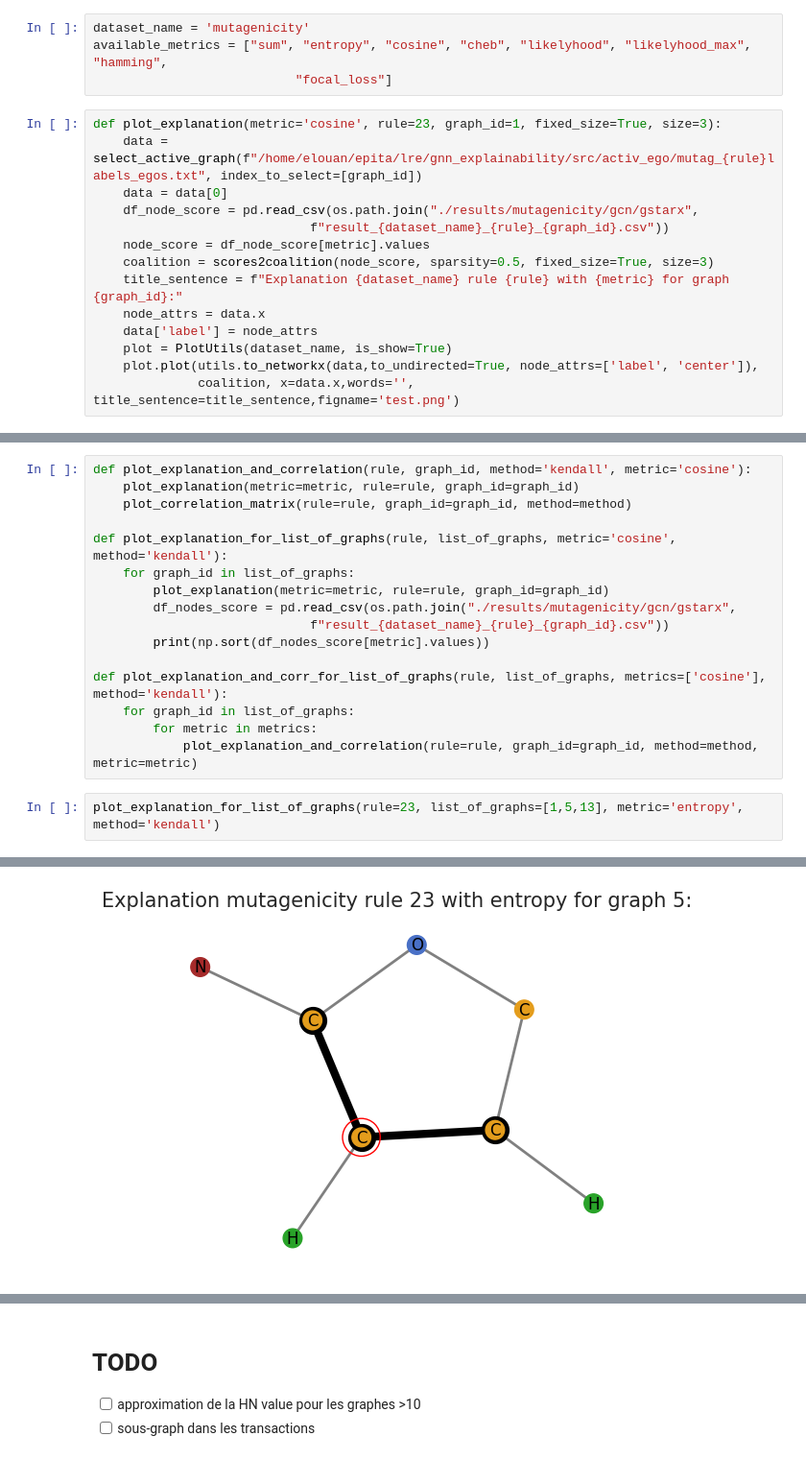
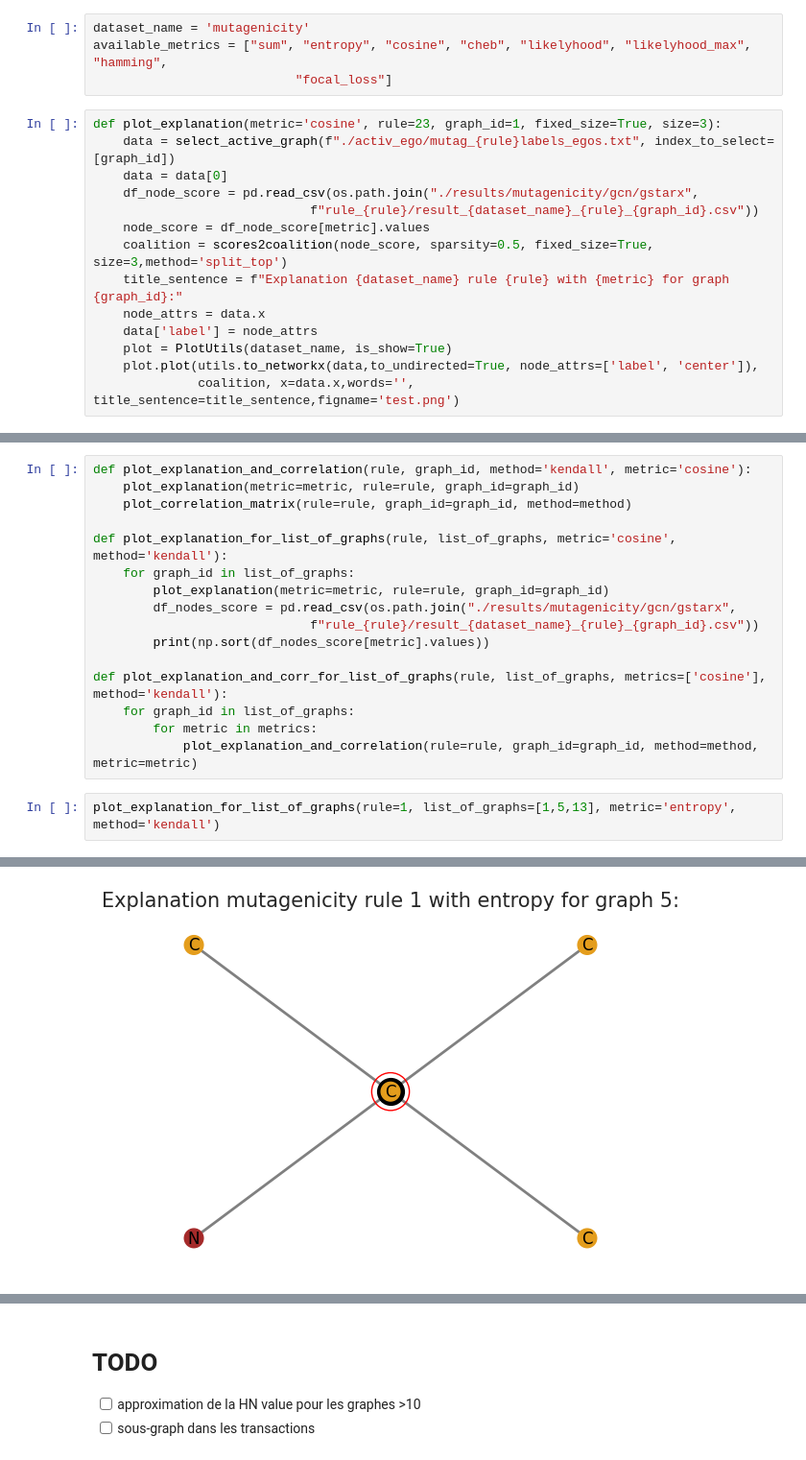
Before and after one commit to ElouanV/gnn_exaplainability, a Jupyter notebook: src/eval.ipynb, the cells around one changed output, grey strips where cells are left out. Shown at 96% size. Drawn from its saved outputs; the diff is of its cells as text.

```diff
--- a/src/eval.ipynb
+++ b/src/eval.ipynb
@@ -13,12 +16,12 @@ available_metrics = ["sum", "entropy", "cosine", "cheb", "likelyhood", "likelyho
                            "focal_loss"]
 # %%
 def plot_explanation(metric='cosine', rule=23, graph_id=1, fixed_size=True, size=3):
-    data = select_active_graph(f"/home/elouan/epita/lre/gnn_explainability/src/activ_ego/mutag_{rule}labels_egos.txt", index_to_select=[graph_id])
+    data = select_active_graph(f"./activ_ego/mutag_{rule}labels_egos.txt", index_to_select=[graph_id])
     data = data[0]
     df_node_score = pd.read_csv(os.path.join("./results/mutagenicity/gcn/gstarx",
-                             f"result_{dataset_name}_{rule}_{graph_id}.csv"))
+                             f"rule_{rule}/result_{dataset_name}_{rule}_{graph_id}.csv"))
     node_score = df_node_score[metric].values
-    coalition = scores2coalition(node_score, sparsity=0.5, fixed_size=True, size=3)
+    coalition = scores2coalition(node_score, sparsity=0.5, fixed_size=True, size=3,method='split_top')
     title_sentence = f"Explanation {dataset_name} rule {rule} with {metric} for graph {graph_id}:"
     node_attrs = data.x
     data['label'] = node_attrs
@@ -43,7 +46,7 @@ def plot_explanation_for_list_of_graphs(rule, list_of_graphs, metric='cosine', m
     for graph_id in list_of_graphs:
         plot_explanation(metric=metric, rule=rule, graph_id=graph_id)
         df_nodes_score = pd.read_csv(os.path.join("./results/mutagenicity/gcn/gstarx",
-                             f"result_{dataset_name}_{rule}_{graph_id}.csv"))
+                             f"rule_{rule}/result_{dataset_name}_{rule}_{graph_id}.csv"))
         print(np.sort(df_nodes_score[metric].values))
 
 def plot_explanation_and_corr_for_list_of_graphs(rule, list_of_graphs, metrics=['cosine'], method='kendall'):
@@ -51,5 +54,5 @@ def plot_explanation_and_corr_for_list_of_graphs(rule, list_of_graphs, metrics=[
         for metric in metrics:
             plot_explanation_and_correlation(rule=rule, graph_id=graph_id, method=method, metric=metric)
 # %%
-plot_explanation_for_list_of_graphs(rule=23, list_of_graphs=[1,5,13], metric='entropy', method='kendall')
+plot_explanation_for_list_of_graphs(rule=1, list_of_graphs=[1,5,13], metric='entropy', method='kendall')
 # %% [output]
@@ -61 +63 @@ Number of graphs: 3490
-[figure, old version]
+[figure, new version]
```
Also changed, not shown: parts of 18 cells of this notebook, 4 other files.
